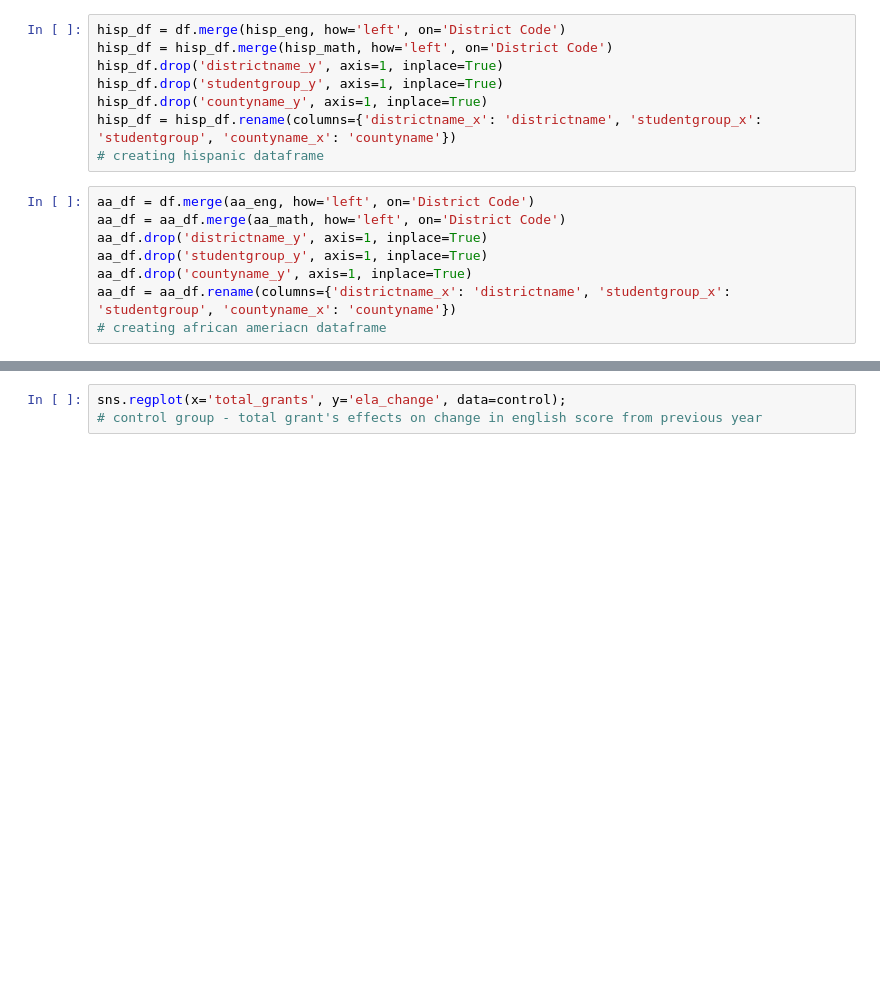
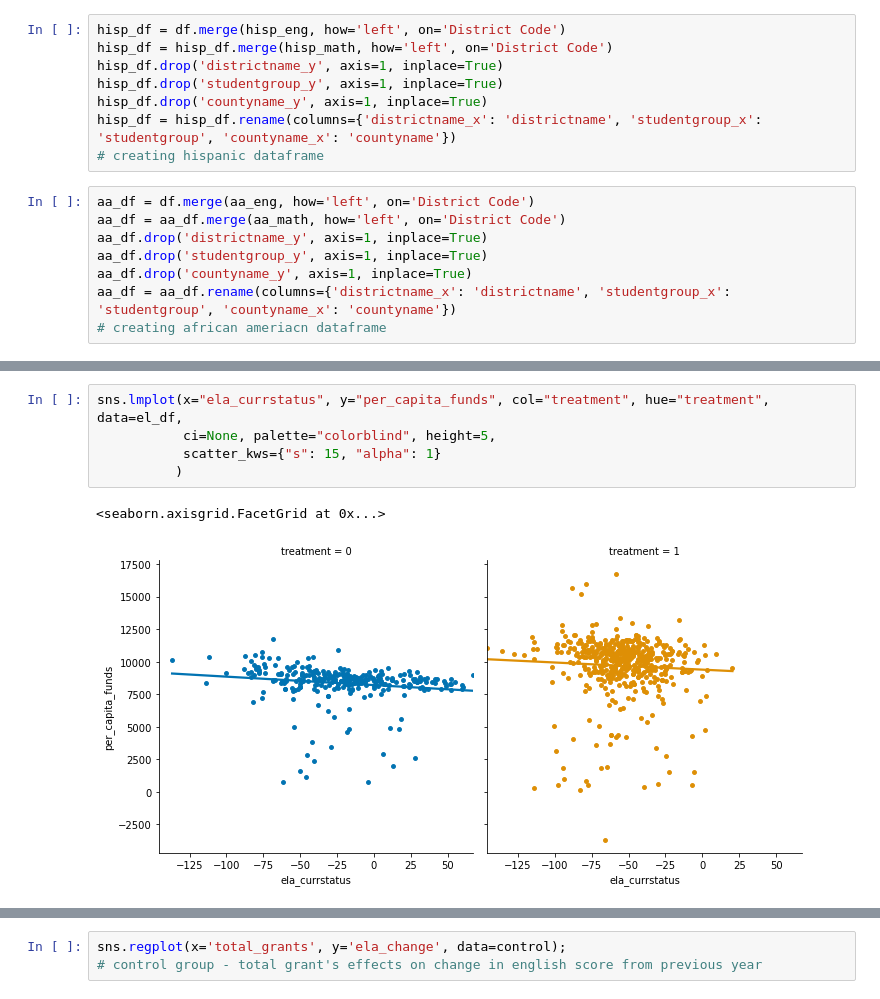
Before and after one commit to fiendskrah/finalcapstone, a Jupyter notebook: project.ipynb, the cells around one changed output, grey strips where cells are left out. Cells and saved outputs as stored; diff of their text form; blank space fills up the shorter version.

Commit message:
added seaborn scatter plots

```diff
--- a/project.ipynb
+++ b/project.ipynb
@@ -926,3 +909,11 @@ Warnings:
 [1] Standard Errors assume that the covariance matrix of the errors is correctly specified.
 [2] The condition number is large, 1.59e+05. This might indicate that there are
 strong multicollinearity or other numerical problems.
+# %%
+sns.lmplot(x="ela_currstatus", y="per_capita_funds", col="treatment", hue="treatment", data=el_df,
+           ci=None, palette="colorblind", height=5,
+           scatter_kws={"s": 15, "alpha": 1}
+          )
+# %% [output]
+<seaborn.axisgrid.FacetGrid at 0x...>
+[figure, added]
```
Also changed, not shown: parts of 75 cells of this notebook.
